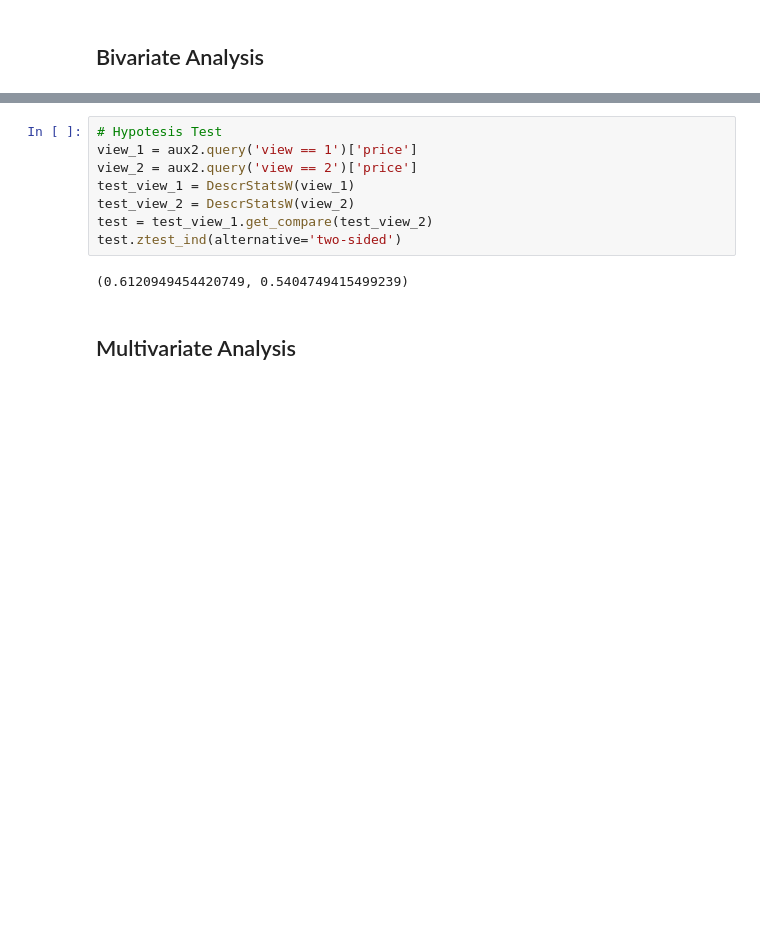
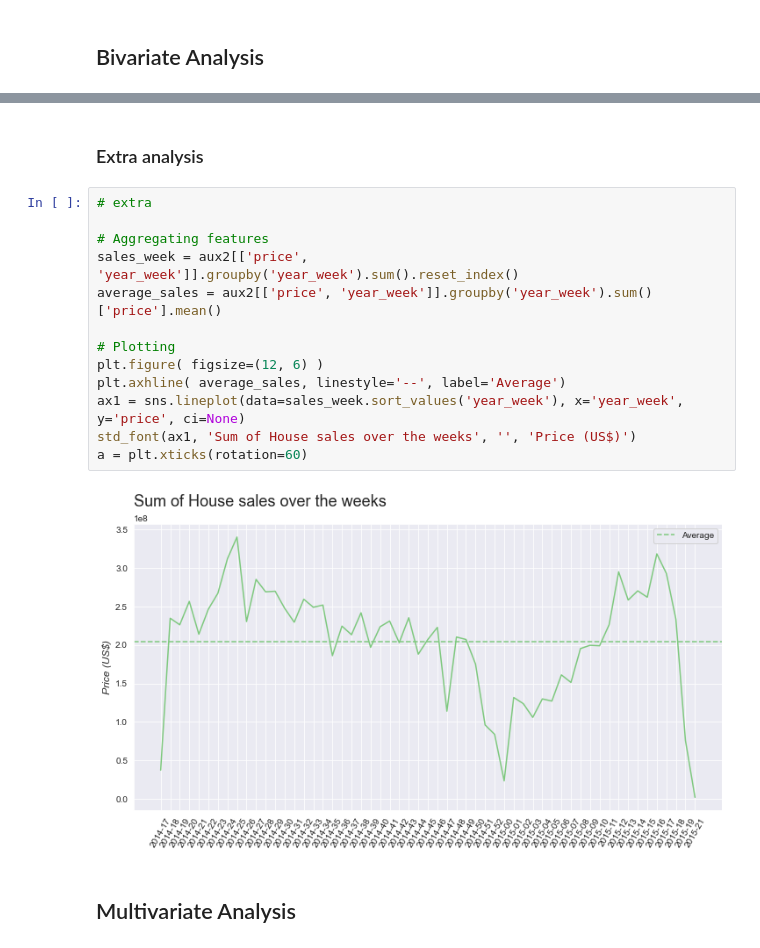
Before and after one commit to rodrigomm92/king_county_house_sales, a Jupyter notebook: insight_project_kc_houses.ipynb, the cells around one changed output, grey strips where cells are left out. Saved outputs shown, nothing was run; the diff lists cells and outputs as text; blank space fills up the shorter version.

```diff
--- a/insight_project_kc_houses.ipynb
+++ b/insight_project_kc_houses.ipynb
@@ -312,14 +410,21 @@ std_font(ax1, 'Relation Between Price and View', 'View', 'Average Price (US$)')
 [figure]
-# %%
-# Hypotesis Test
-view_1 = aux2.query('view == 1')['price']
-view_2 = aux2.query('view == 2')['price']
-test_view_1 = DescrStatsW(view_1)
-test_view_2 = DescrStatsW(view_2)
-test = test_view_1.get_compare(test_view_2)
-test.ztest_ind(alternative='two-sided')
-# %% [output]
-(0.6120949454420749, 0.5404749415499239)
+# %% [markdown]
+### Extra analysis
+# %%
+# extra
+
+# Aggregating features
+sales_week = aux2[['price', 'year_week']].groupby('year_week').sum().reset_index()
+average_sales = aux2[['price', 'year_week']].groupby('year_week').sum()['price'].mean()
+
+# Plotting
+plt.figure( figsize=(12, 6) )
+plt.axhline( average_sales, linestyle='--', label='Average')
+ax1 = sns.lineplot(data=sales_week.sort_values('year_week'), x='year_week', y='price', ci=None)
+std_font(ax1, 'Sum of House sales over the weeks', '', 'Price (US$)')
+a = plt.xticks(rotation=60)
+# %% [output]
+[figure, added]
 # %% [markdown]
 ## Multivariate Analysis
 # %%
```
Also changed, not shown: parts of 41 cells of this notebook, 2 other files.
